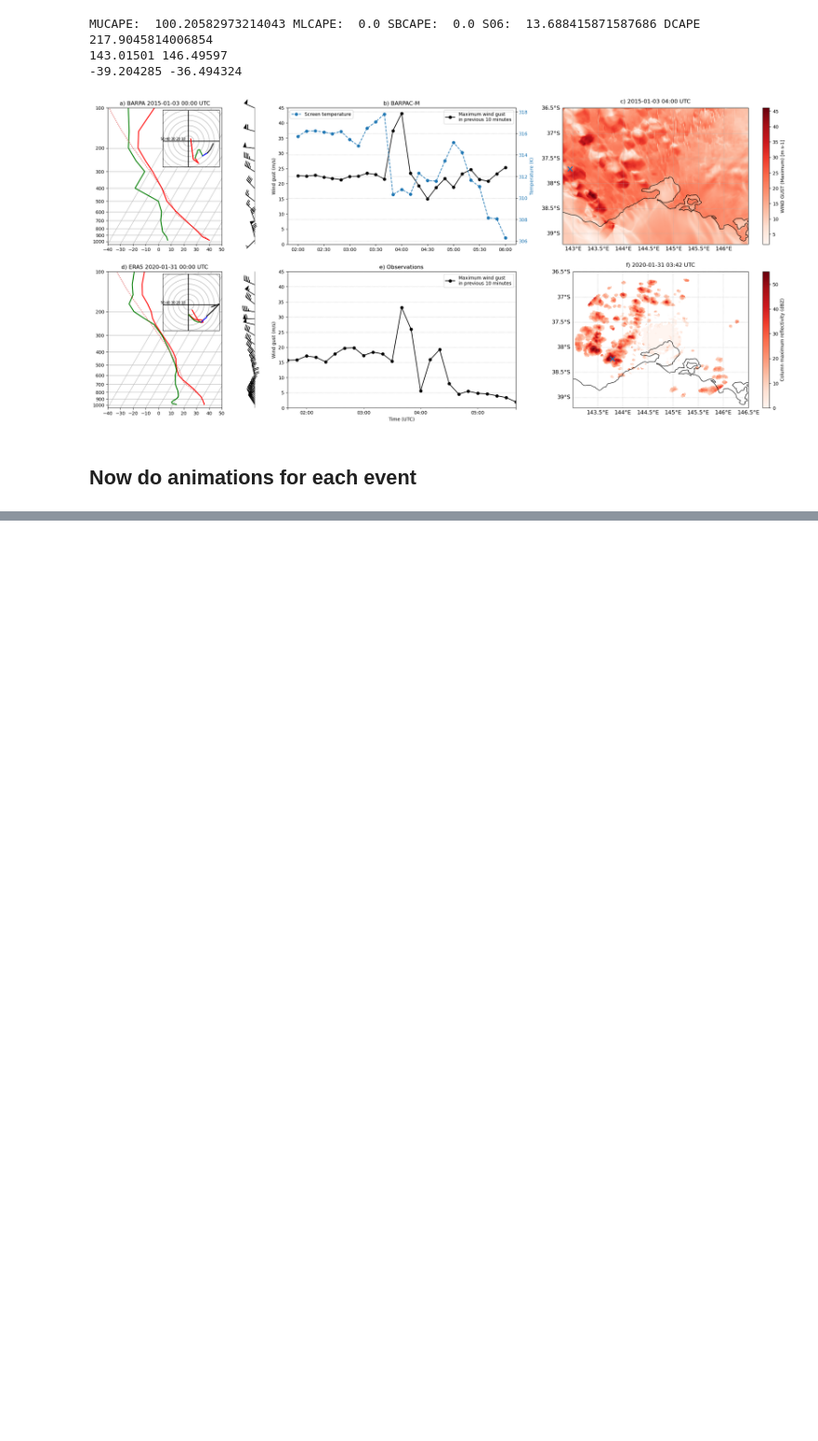
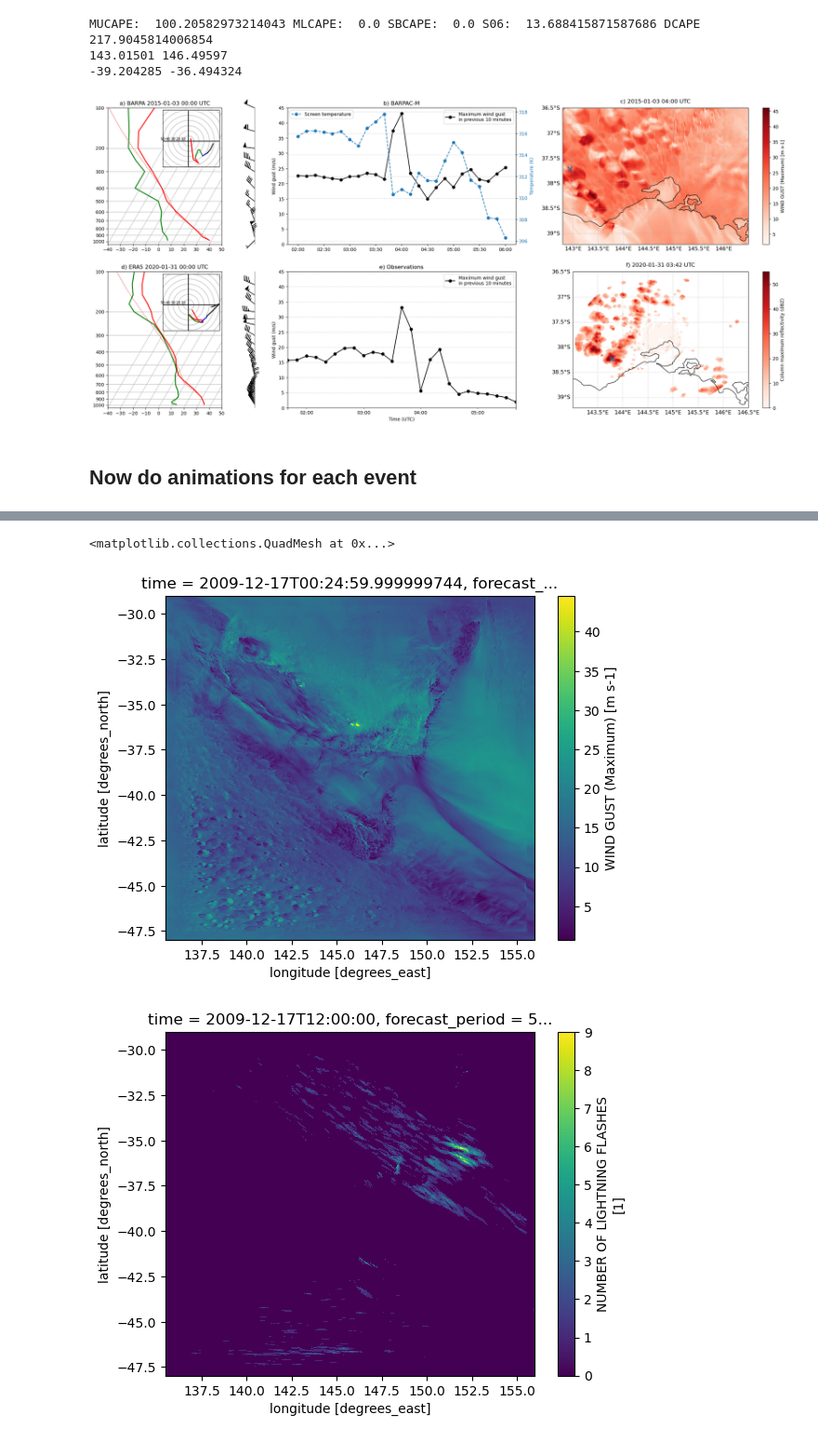
Before and after one commit to andrewbrown31/BARPA, a Jupyter notebook: wind_gust_analysis/example_events.ipynb, the cells around one changed output, grey strips where cells are left out. Shown at 93% size. Cells and saved outputs as stored; diff of their text form; code cells hidden in the pictures; blank space fills up the shorter version.

```diff
--- a/wind_gust_analysis/example_events.ipynb
+++ b/wind_gust_analysis/example_events.ipynb
@@ -607,0 +724,10 @@ for t in tqdm.tqdm(times):
+# %%
+xr.open_dataset("/scratch/tp28/cst565/ESCI/BARPAC-M_km2p2/era/erai/historical/r0/20091028T0000Z/20091217T0000Z/pp26/max_wndgust10m-pp26-BARPAC-M_km2p2-20091217T0000Z-20091217T0000Z.nc").sel(
+    time="2009-12-17 00:20",method="nearest").max_wndgust10m.plot()
+plt.figure()
+xr.open_dataset("/scratch/tp28/cst565/ESCI/BARPAC-M_km2p2/era/erai/historical/r0/20091028T0000Z/20091217T0000Z/pp0/n_lightning_fl-pp0-BARPAC-M_km2p2-20091217T0000Z.nc").sel(
+    time="2009-12-17 00:20",method="nearest").n_lightning_fl.plot()
+# %% [output]
+<matplotlib.collections.QuadMesh at 0x...>
+[figure, added]
+[figure, added]
```
Also changed, not shown: parts of 10 cells of this notebook, 32 other files.
